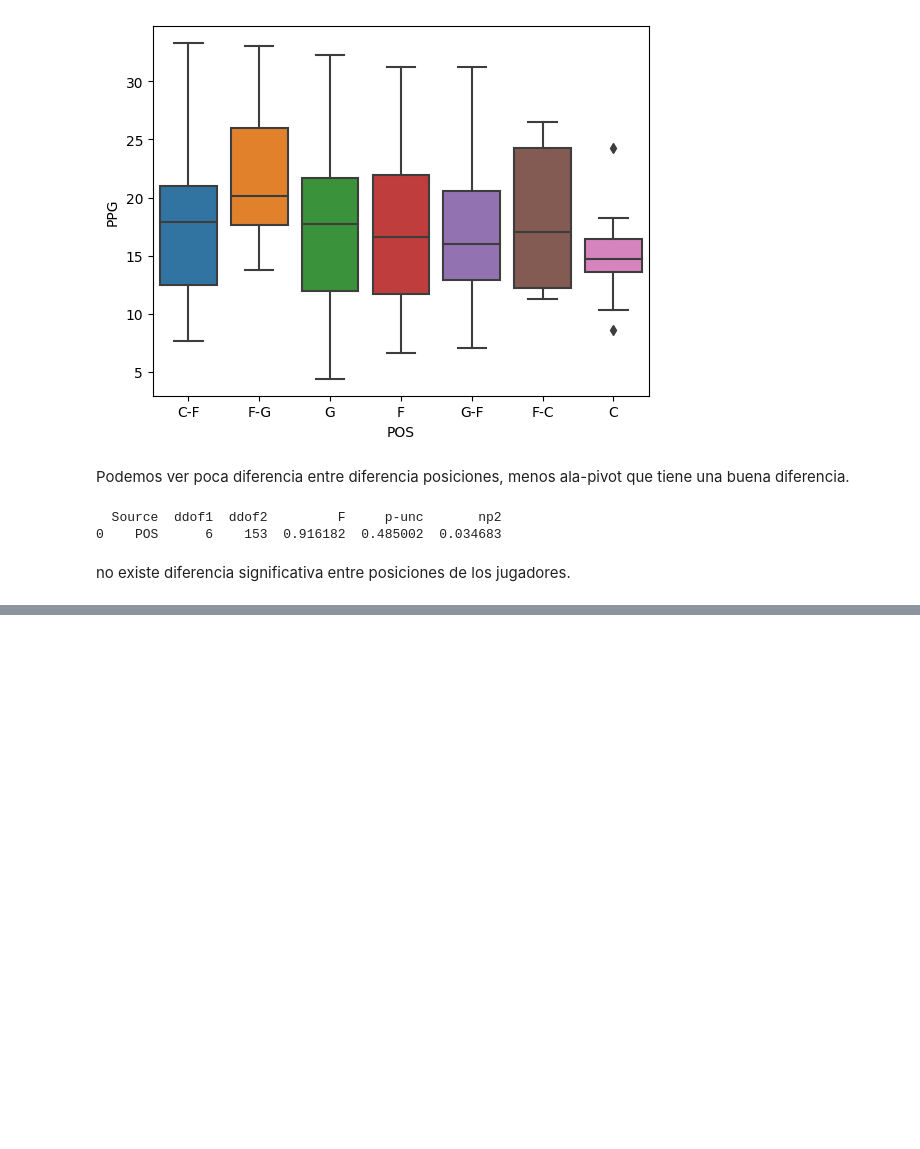
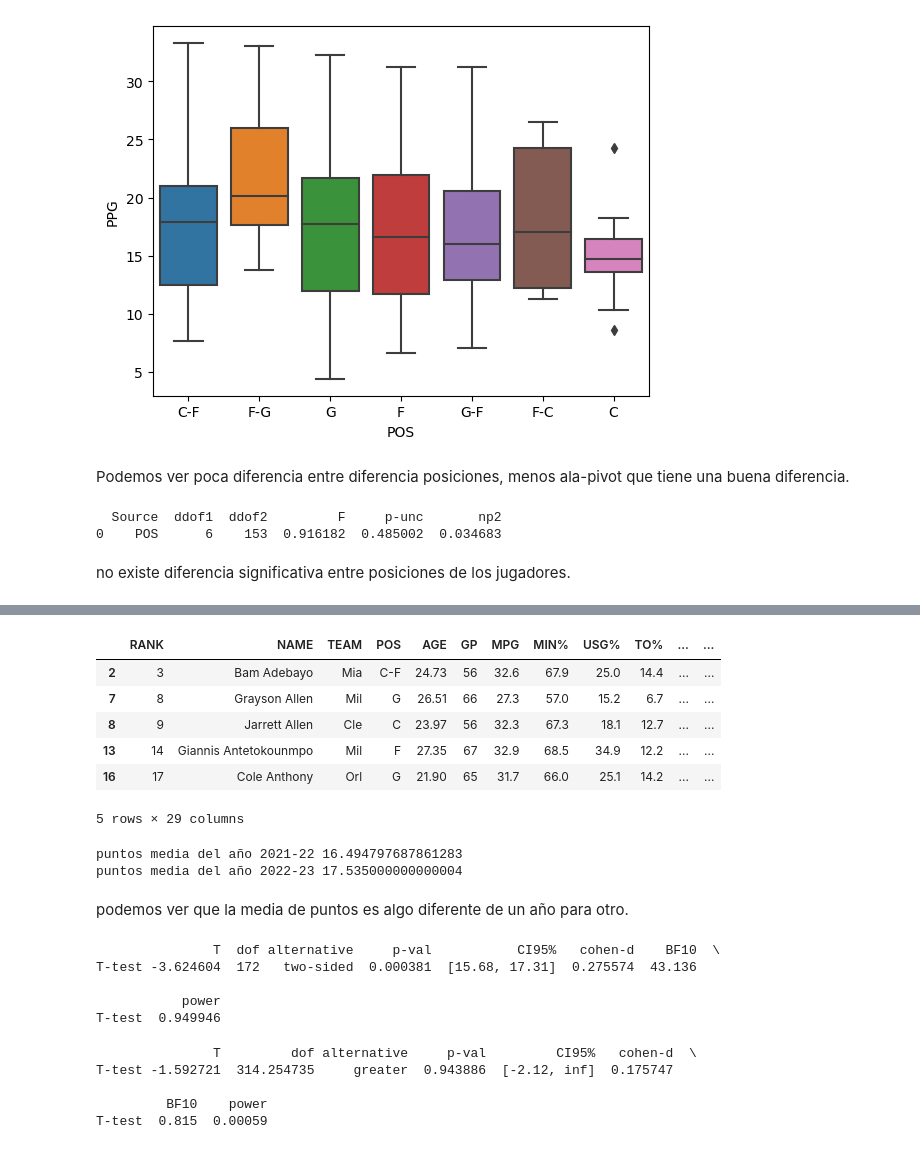
Before and after one commit to MarcMartinezM/PracticasIABigData, a Jupyter notebook: DATA SCIENCE MODELS ESTADÍSTICS/HYPOTESIS/MarcMartinez_NBA_EV_HypothesisTesting.ipynb, the cells around one changed output, grey strips where cells are left out. Drawn from its saved outputs; the diff is of its cells as text; code cells hidden in the pictures; blank space fills up the shorter version.

```diff
--- a/DATA SCIENCE MODELS ESTADÍSTICS/HYPOTESIS/MarcMartinez_NBA_EV_HypothesisTesting.ipynb
+++ b/DATA SCIENCE MODELS ESTADÍSTICS/HYPOTESIS/MarcMartinez_NBA_EV_HypothesisTesting.ipynb
@@ -177,0 +179,41 @@ Para temrinar comprobaremos si se metian mas puntos este año que en los años a
+# %%
+#realizamos los mis mismos pasos que el data set anterior.
+df_NBA2122 = df_NBA2122.query('MPG >= 27')
+df_NBA2122.head()
+# %% [output]
+|  | RANK | NAME | TEAM | POS | AGE | GP | MPG | MIN% | USG% | TO% | ... | ... |
+| 2 | 3 | Bam Adebayo | Mia | C-F | 24.73 | 56 | 32.6 | 67.9 | 25.0 | 14.4 | ... | ... |
+| 7 | 8 | Grayson Allen | Mil | G | 26.51 | 66 | 27.3 | 57.0 | 15.2 | 6.7 | ... | ... |
+| 8 | 9 | Jarrett Allen | Cle | C | 23.97 | 56 | 32.3 | 67.3 | 18.1 | 12.7 | ... | ... |
+| 13 | 14 | Giannis Antetokounmpo | Mil | F | 27.35 | 67 | 32.9 | 68.5 | 34.9 | 12.2 | ... | ... |
+| 16 | 17 | Cole Anthony | Orl | G | 21.90 | 65 | 31.7 | 66.0 | 25.1 | 14.2 | ... | ... |
+5 rows × 29 columns
+# %%
+points2122 = df_NBA2122['PPG'].mean()
+print(f'puntos media del año 2021-22',points2122)
+print(f'puntos media del año 2022-23',points)
+# %% [output]
+puntos media del año 2021-22 16.494797687861283
+puntos media del año 2022-23 17.535000000000004
+# %% [markdown]
+podemos ver que la media de puntos es algo diferente de un año para otro.
+# %%
+test_result_points2122= ttest(x=df_NBA2122['PPG'],y=18,alternative='two-sided')
+
+print(test_result_points2122)
+# %% [output]
+               T  dof alternative     p-val           CI95%   cohen-d    BF10  \
+T-test -3.624604  172   two-sided  0.000381  [15.68, 17.31]  0.275574  43.136
+
+           power
+T-test  0.949946
+# %%
+test_result_pon_age= ttest(x=df_NBA2122['PPG'],y=df_NBA['PPG'],alternative='greater')
+
+print(test_result_pon_age)
+# %% [output]
+               T         dof alternative     p-val         CI95%   cohen-d  \
+T-test -1.592721  314.254735     greater  0.943886  [-2.12, inf]  0.175747
+
+         BF10    power
+T-test  0.815  0.00059
```
Also changed, not shown: parts of 11 cells of this notebook, 1 other file.
